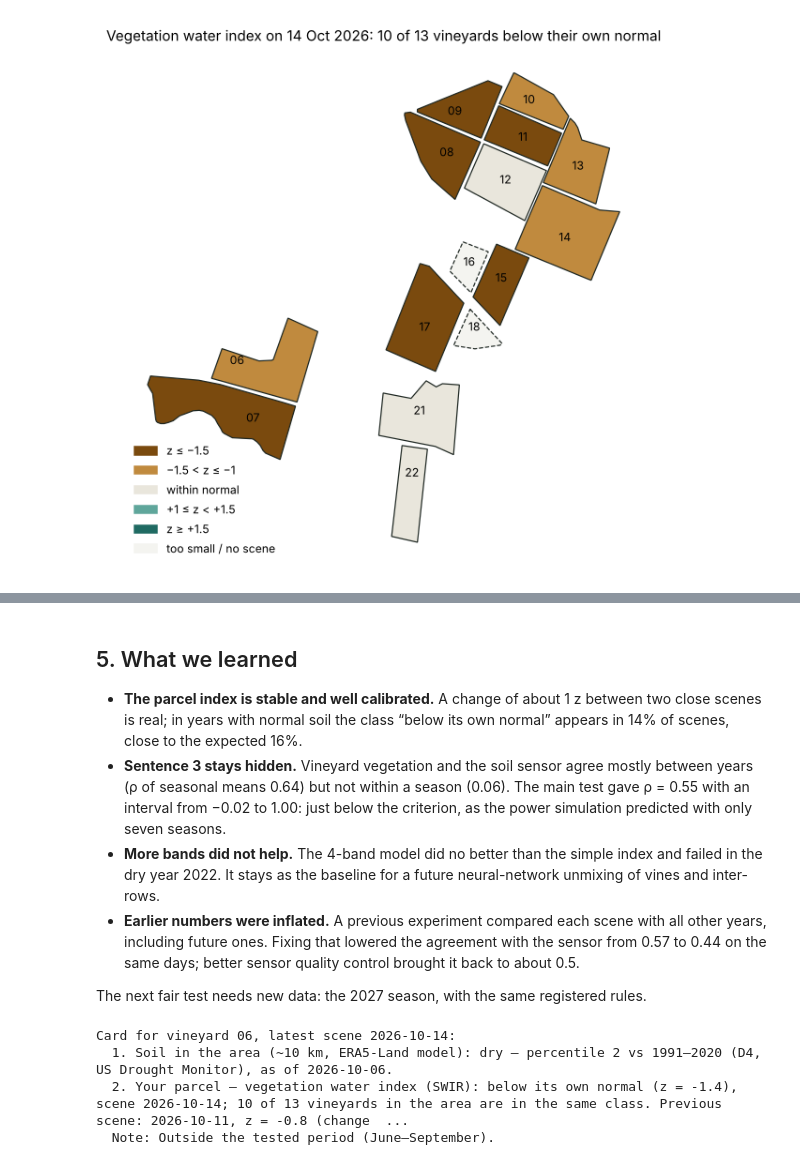
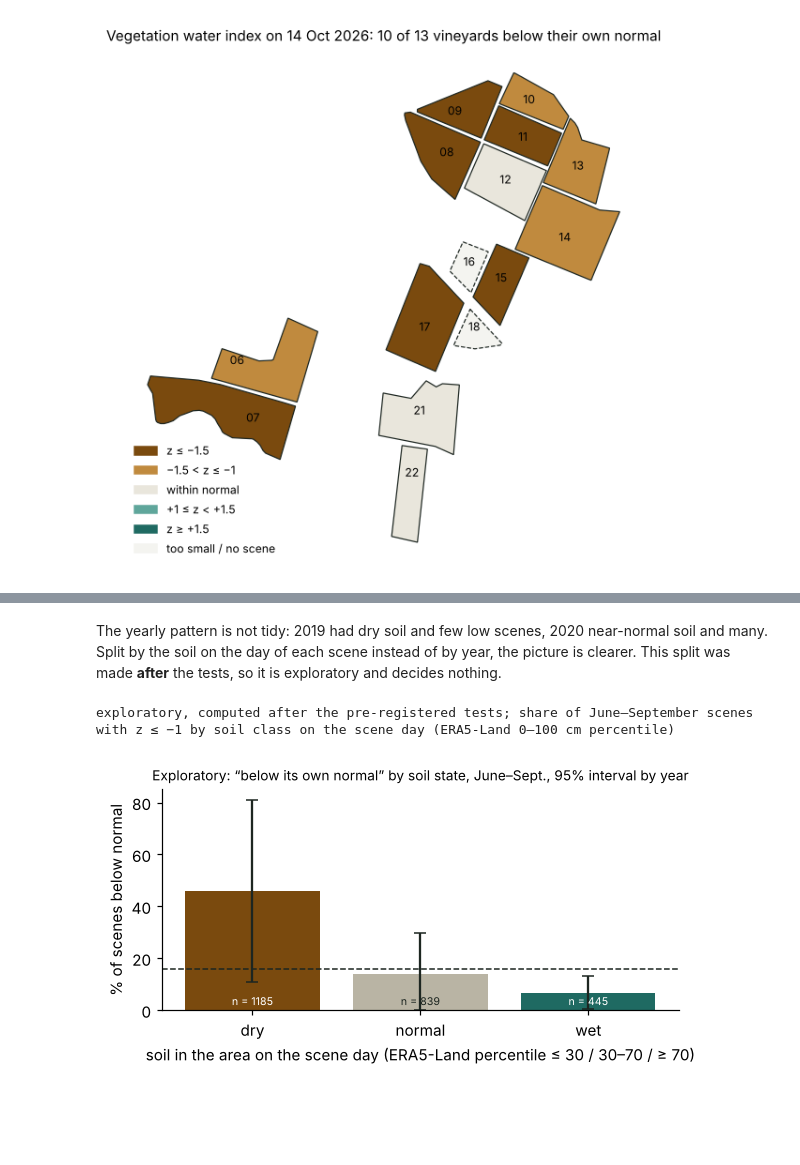
Before and after one commit to geoworldlook/agriscreen, a Jupyter notebook: notebooks/AgriScreen_story.ipynb, the cells around one changed output, grey strips where cells are left out. Saved outputs shown, nothing was run; the diff lists cells and outputs as text; code cells hidden in the pictures; blank space fills up the shorter version.

```diff
--- a/notebooks/AgriScreen_story.ipynb
+++ b/notebooks/AgriScreen_story.ipynb
@@ -165,28 +177,20 @@ plt.tight_layout(); plt.show()
 # %% [markdown]
-## 5. What we learned
-
-- **The parcel index is stable and well calibrated.** A change of about 1 z between two close scenes is real; in
-  years with normal soil the class “below its own normal” appears in 14% of scenes, close to the expected 16%.
-- **Sentence 3 stays hidden.** Vineyard vegetation and the soil sensor agree mostly between years (ρ of seasonal
-  means 0.64) but not within a season (0.06). The main test gave ρ = 0.55 with an interval from −0.02 to 1.00: just
-  below the criterion, as the power simulation predicted with only seven seasons.
-- **More bands did not help.** The 4-band model did no better than the simple index and failed in the dry year
-  2022. It stays as the baseline for a future neural-network unmixing of vines and inter-rows.
-- **Earlier numbers were inflated.** A previous experiment compared each scene with all other years, including future
-  ones. Fixing that lowered the agreement with the sensor from 0.57 to 0.44 on the same days; better sensor quality
-  control brought it back to about 0.5.
-
-The next fair test needs new data: the 2027 season, with the same registered rules.
+The yearly pattern is not tidy: 2019 had dry soil and few low scenes, 2020 near-normal soil and many. Split by the
+soil on the day of each scene instead of by year, the picture is clearer. This split was made **after** the tests,
+so it is exploratory and decides nothing.
 # %%
-c = D['cards'][D['main_site']]
-print(f"Card for vineyard 06, latest scene {c['date']}:")
-for i, s in enumerate(c['sentences'], 1):
-    print(f'  {i}. {s}')
-for s in c['notes']:
-    print(f'  Note: {s}')
+ex = pd.DataFrame(D['explore']['t1_by_soil']['rows'])
+fig, ax = plt.subplots(figsize=(5.5, 3))
+ax.bar(ex['soil'], 100 * ex['share'], color=[COLORS['wb'], '#b9b4a4', COLORS['wa']],
+       yerr=[100 * (ex['share'] - ex['ci_low']), 100 * (ex['ci_high'] - ex['share'])], capsize=4, ecolor='#1d2621')
+for i, r in ex.iterrows():
+    ax.text(i, 2, f"n = {r['n']}", ha='center', fontsize=7, color='white' if r['soil'] != 'normal' else '#1d2621')
+ax.axhline(15.9, color='#1d2621', ls='--', lw=1)
+ax.set_ylabel('% of scenes below normal'); ax.set_xlabel('soil in the area on the scene day (ERA5-Land percentile ≤ 30 / 30–70 / ≥ 70)')
+ax.set_title('Exploratory: “below its own normal” by soil state, June–Sept., 95% interval by year', fontsize=9)
+plt.tight_layout(); plt.show()
+print(D['explore']['t1_by_soil']['note'])
 # %% [output]
-Card for vineyard 06, latest scene 2026-10-14:
-  1. Soil in the area (~10 km, ERA5-Land model): dry — percentile 2 vs 1991–2020 (D4, US Drought Monitor), as of 2026-10-06.
-  2. Your parcel — vegetation water index (SWIR): below its own normal (z = -1.4), scene 2026-10-14; 10 of 13 vineyards in the area are in the same class. Previous scene: 2026-10-11, z = -0.8 (change  ...
-  Note: Outside the tested period (June–September).
+exploratory, computed after the pre-registered tests; share of June–September scenes with z ≤ −1 by soil class on the scene day (ERA5-Land 0–100 cm percentile)
+[figure, added]
 # %% [markdown]
```
Also changed, not shown: parts of 12 cells of this notebook, 10 other files.
